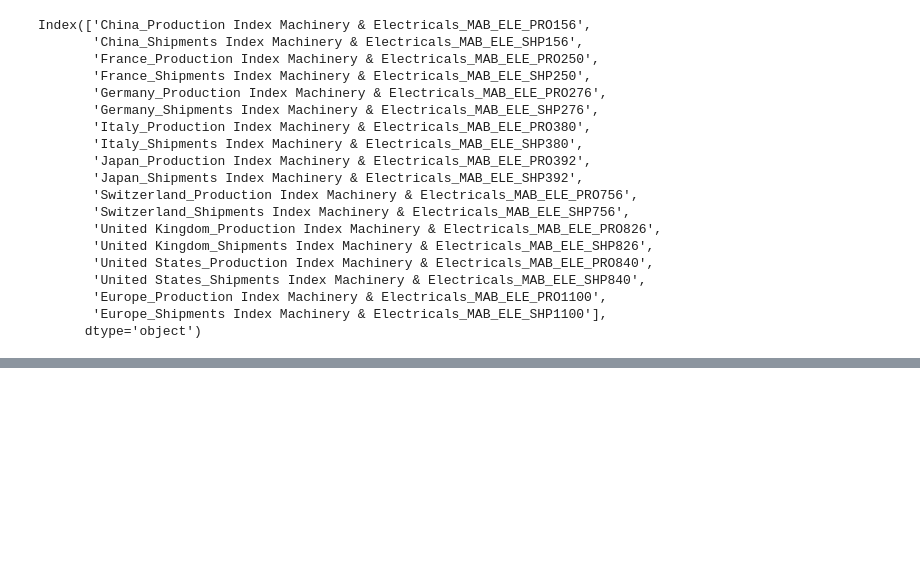
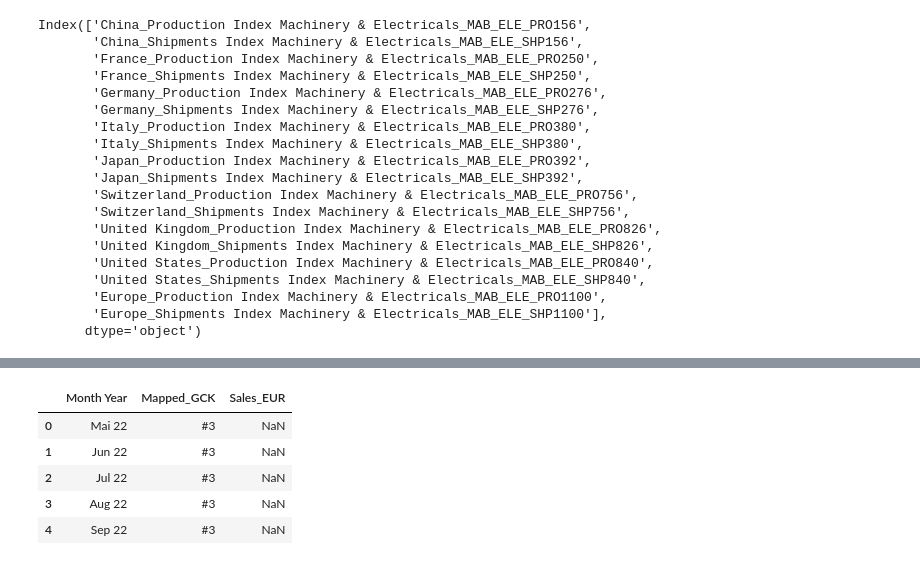
Before and after one commit to RubenCMarques/Case-2--Siemens-Sales-Forecast, a Jupyter notebook: Notebooks/Diogo_workspace.ipynb, the cells around one changed output, grey strips where cells are left out. Cells and saved outputs as stored; diff of their text form; code cells hidden in the pictures; blank space fills up the shorter version.

```diff
--- a/Notebooks/Diogo_workspace.ipynb
+++ b/Notebooks/Diogo_workspace.ipynb
@@ -640,3 +642,14 @@ sales.head()
 | 2004m4 | 24.435235 | 24.435235 | 117.791806 | 92.007646 | ... |
 | 2004m5 | 23.708115 | 23.708115 | 109.002541 | 85.696486 | ... |
 | 2004m6 | 27.009138 | 27.009138 | 133.785737 | 106.641482 | ... |
+# %%
+test_data = pd.read_csv('../Data/Case2_Test Set Template.csv', sep=";")
+# %%
+test_data.head()
+# %% [output]
+|  | Month Year | Mapped_GCK | Sales_EUR |
+| 0 | Mai 22 | #3 | NaN |
+| 1 | Jun 22 | #3 | NaN |
+| 2 | Jul 22 | #3 | NaN |
+| 3 | Aug 22 | #3 | NaN |
+| 4 | Sep 22 | #3 | NaN |
```
Also changed, not shown: parts of 2 cells of this notebook.
